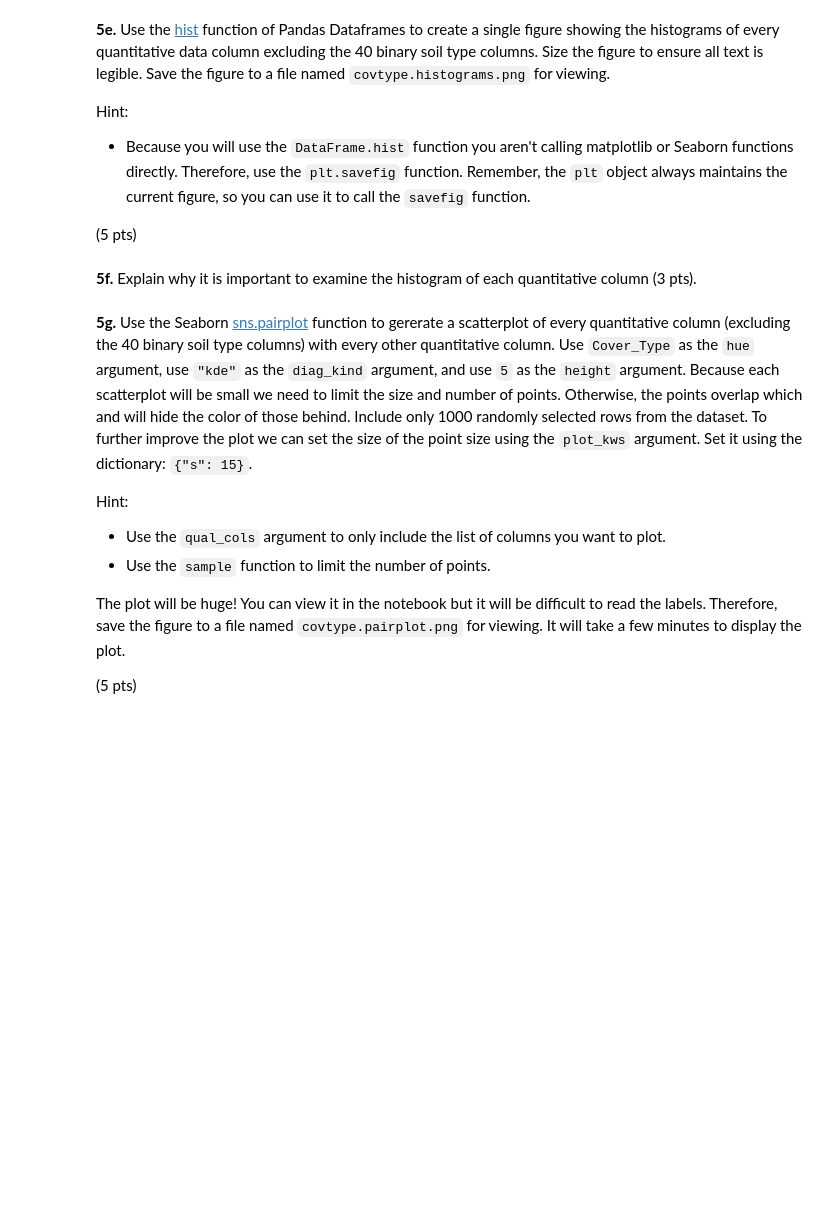
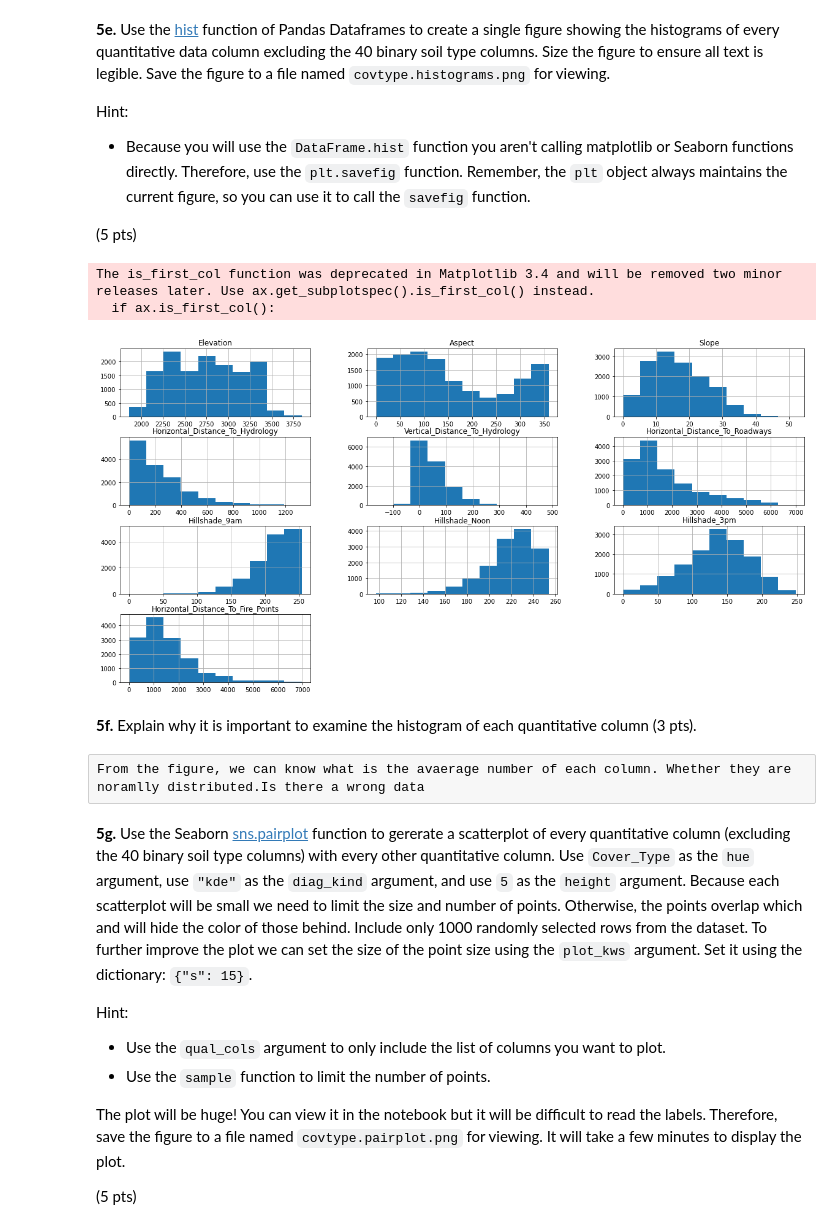
Before and after one commit to ko0000/Data-Analytics-With-Python, a Jupyter notebook: Module2-Data_Analytics/project/P02-Unit_Project.ipynb, the cells around one changed output. Cells and saved outputs as stored; diff of their text form; code cells hidden in the pictures; blank space fills up the shorter version.

```diff
--- a/Module2-Data_Analytics/project/P02-Unit_Project.ipynb
+++ b/Module2-Data_Analytics/project/P02-Unit_Project.ipynb
@@ -312,3 +436,8 @@ Hint:
 # %% [markdown]
 ### 5.2 Review the quantitative data
 **5d.** Show the basic summary statistics for the quantitiatve data, excluding the 40 binary soil type columns (3 pts).
+# %%
+df_5=df[df.columns[:14]]
+df_5["Cover_Type"]=df[df.columns[-1]]
+df_5.describe()
+df_5.head()
@@ -319,8 +460,17 @@ Hint:
 - Because you will use the `DataFrame.hist` function you aren't calling matplotlib or Seaborn functions directly.  Therefore, use the `plt.savefig` function. Remember, the `plt` object always maintains the current figure, so you can use it to call the `savefig` function.
 
 (5 pts)
+# %%
+plot2=df_5.hist(figsize = (20,10))
+plt.savefig("covtype.histograms.png")
+# %% [output]
+The is_first_col function was deprecated in Matplotlib 3.4 and will be removed two minor releases later. Use ax.get_subplotspec().is_first_col() instead.
+  if ax.is_first_col():
+[figure, added]
 # %% [markdown]
 **5f.** Explain why it is important to examine the histogram of each quantitative column (3 pts).
+# %% [raw]
+From the figure, we can know what is the avaerage number of each column. Whether they are noramlly distributed.Is there a wrong data
 # %% [markdown]
 **5g.** Use the Seaborn [sns.pairplot](https://seaborn.pydata.org/generated/seaborn.pairplot.html) function to gererate a scatterplot of every quantitative column (excluding the 40 binary soil type columns) with every other quantitative column.  Use `Cover_Type` as the `hue` argument, use `"kde"` as the `diag_kind` argument, and use `5` as the `height` argument.  Because each scatterplot will be small we need to limit the size and number of points. Otherwise, the points overlap which and will hide the color of those behind.  Include only 1000 randomly selected rows from the dataset.  To further improve the plot we can set the size of the point size using the `plot_kws` argument.  Set it using the dictionary: `{"s": 15}`.
 
```
Also changed, not shown: parts of 23 cells of this notebook, 16 other files.
